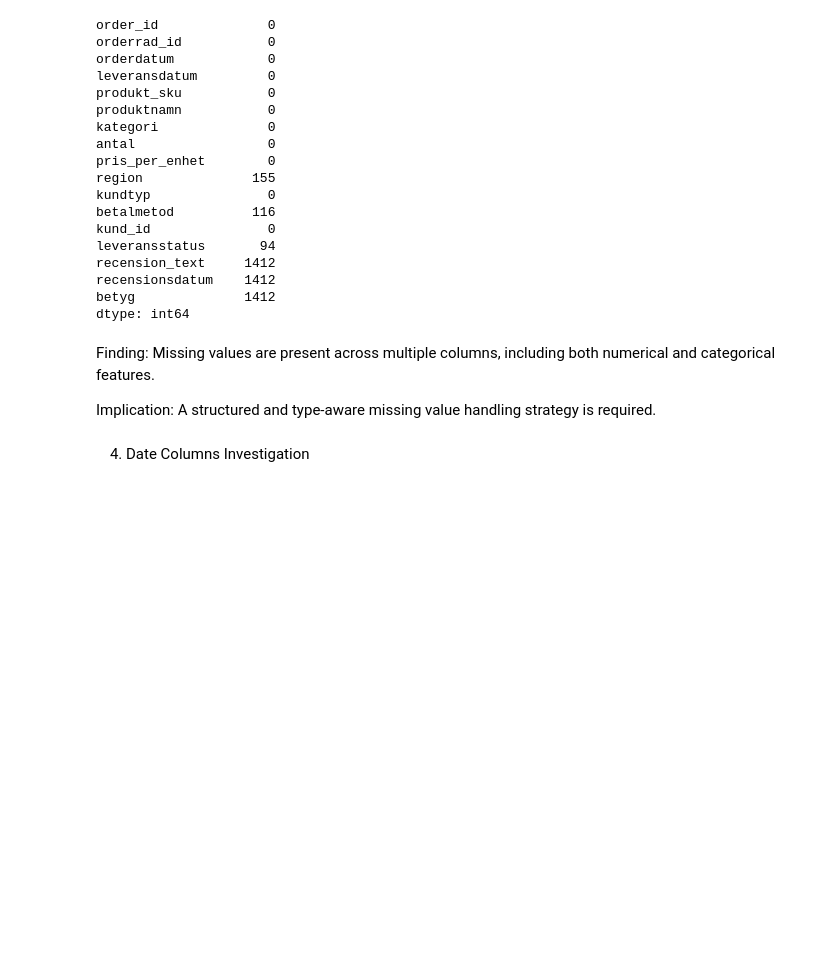
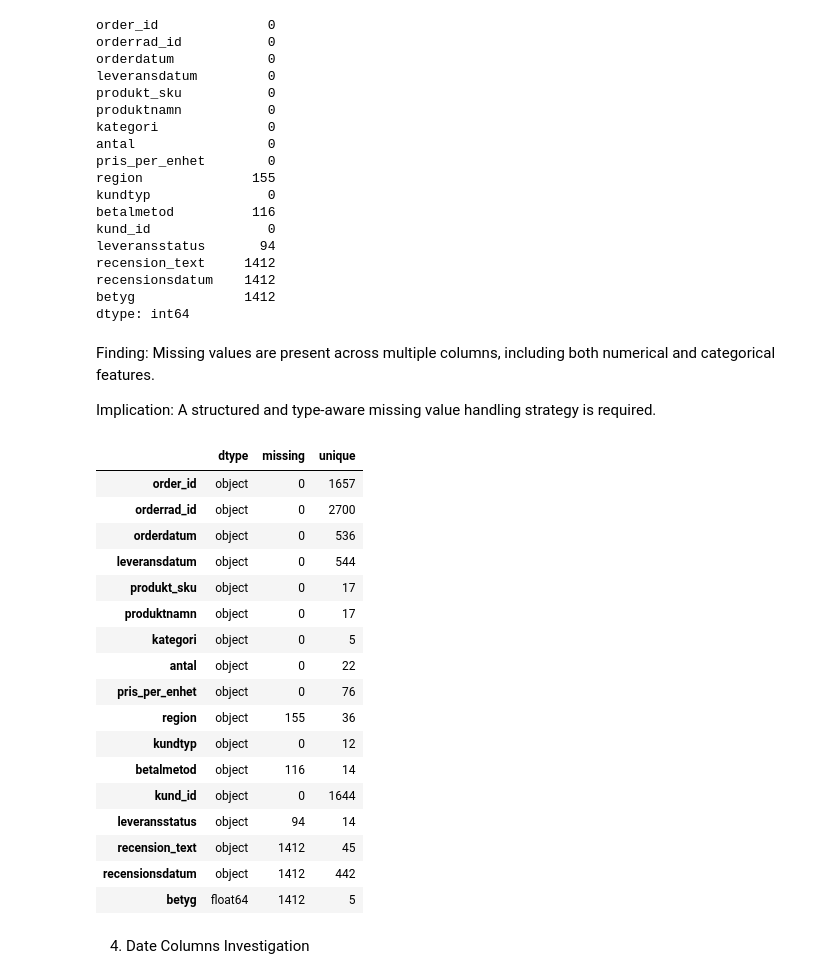
Before and after one commit to zinahalqeji/DataScience_Nordtech, a Jupyter notebook: notebooks/01_eda.ipynb, the cells around one changed output. Saved outputs shown, nothing was run; the diff lists cells and outputs as text; code cells hidden in the pictures; blank space fills up the shorter version.

```diff
--- a/notebooks/01_eda.ipynb
+++ b/notebooks/01_eda.ipynb
@@ -88,6 +93,33 @@ Missing values are present across multiple columns, including both numerical and
 
 Implication:
 A structured and type-aware missing value handling strategy is required.
+# %%
+# Column Summary Table
+summary = pd.DataFrame({
+    "dtype": df.dtypes,
+    "missing": df.isna().sum(),
+    "unique": df.nunique()
+})
+summary
+# %% [output]
+|  | dtype | missing | unique |
+| order_id | object | 0 | 1657 |
+| orderrad_id | object | 0 | 2700 |
+| orderdatum | object | 0 | 536 |
+| leveransdatum | object | 0 | 544 |
+| produkt_sku | object | 0 | 17 |
+| produktnamn | object | 0 | 17 |
+| kategori | object | 0 | 5 |
+| antal | object | 0 | 22 |
+| pris_per_enhet | object | 0 | 76 |
+| region | object | 155 | 36 |
+| kundtyp | object | 0 | 12 |
+| betalmetod | object | 116 | 14 |
+| kund_id | object | 0 | 1644 |
+| leveransstatus | object | 94 | 14 |
+| recension_text | object | 1412 | 45 |
+| recensionsdatum | object | 1412 | 442 |
+| betyg | float64 | 1412 | 5 |
 # %% [markdown]
 4. Date Columns Investigation
 # %%
```
Also changed, not shown: parts of 12 cells of this notebook.
